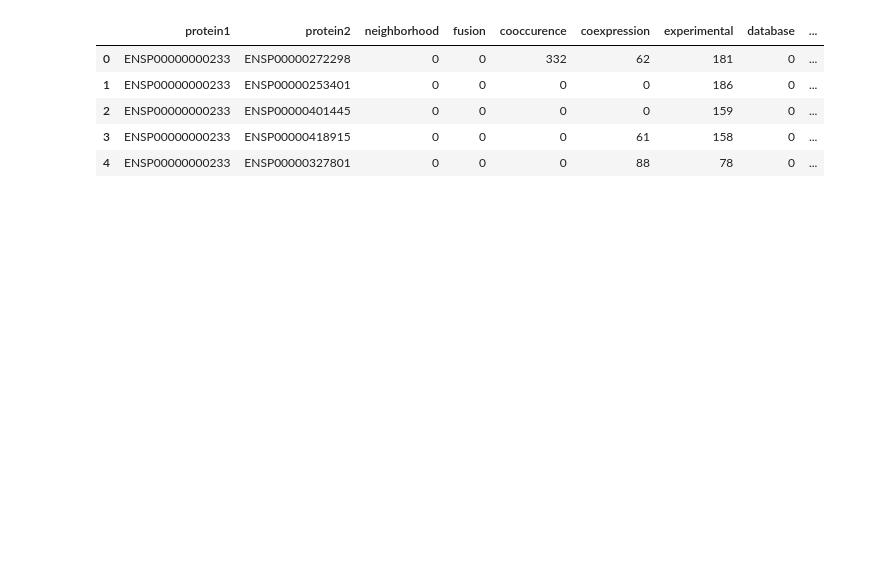
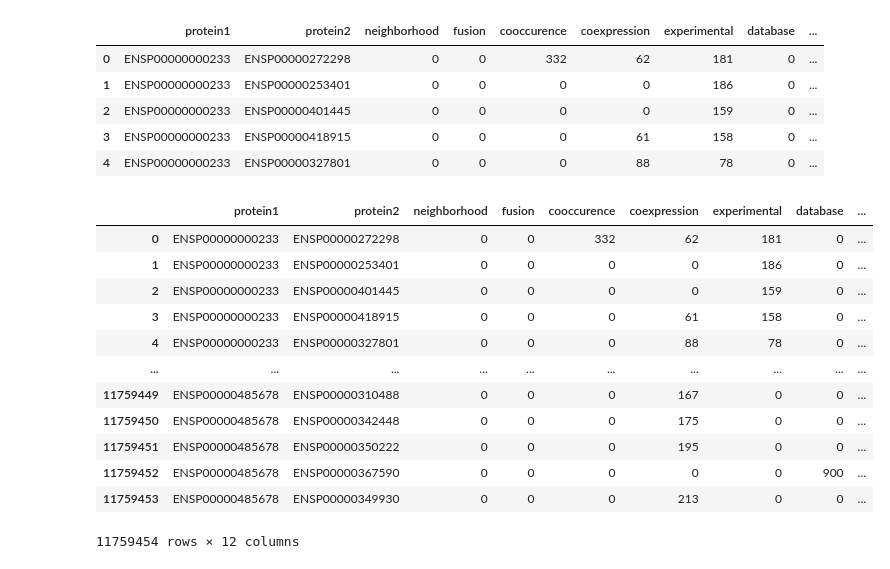
Before and after one commit to gagneurlab/ALS-kaggle, a Jupyter notebook: notebooks/RunRandomWalkWithRestartsStandAlone.ipynb, the cells around one changed output. Saved outputs shown, nothing was run; the diff lists cells and outputs as text; code cells hidden in the pictures; blank space fills up the shorter version.

```diff
--- a/notebooks/RunRandomWalkWithRestartsStandAlone.ipynb
+++ b/notebooks/RunRandomWalkWithRestartsStandAlone.ipynb
@@ -61,3 +30,19 @@ edges.head()
 | 2 | ENSP00000000233 | ENSP00000401445 | 0 | 0 | 0 | 0 | 159 | 0 | ... |
 | 3 | ENSP00000000233 | ENSP00000418915 | 0 | 0 | 0 | 61 | 158 | 0 | ... |
 | 4 | ENSP00000000233 | ENSP00000327801 | 0 | 0 | 0 | 88 | 78 | 0 | ... |
+# %%
+edges
+# %% [output]
+|  | protein1 | protein2 | neighborhood | fusion | cooccurence | coexpression | experimental | database | ... |
+| 0 | ENSP00000000233 | ENSP00000272298 | 0 | 0 | 332 | 62 | 181 | 0 | ... |
+| 1 | ENSP00000000233 | ENSP00000253401 | 0 | 0 | 0 | 0 | 186 | 0 | ... |
+| 2 | ENSP00000000233 | ENSP00000401445 | 0 | 0 | 0 | 0 | 159 | 0 | ... |
+| 3 | ENSP00000000233 | ENSP00000418915 | 0 | 0 | 0 | 61 | 158 | 0 | ... |
+| 4 | ENSP00000000233 | ENSP00000327801 | 0 | 0 | 0 | 88 | 78 | 0 | ... |
+| ... | ... | ... | ... | ... | ... | ... | ... | ... | ... |
+| 11759449 | ENSP00000485678 | ENSP00000310488 | 0 | 0 | 0 | 167 | 0 | 0 | ... |
+| 11759450 | ENSP00000485678 | ENSP00000342448 | 0 | 0 | 0 | 175 | 0 | 0 | ... |
+| 11759451 | ENSP00000485678 | ENSP00000350222 | 0 | 0 | 0 | 195 | 0 | 0 | ... |
+| 11759452 | ENSP00000485678 | ENSP00000367590 | 0 | 0 | 0 | 0 | 0 | 900 | ... |
+| 11759453 | ENSP00000485678 | ENSP00000349930 | 0 | 0 | 0 | 213 | 0 | 0 | ... |
+11759454 rows × 12 columns
```
Also changed, not shown: parts of 18 cells of this notebook, 1 other file.
